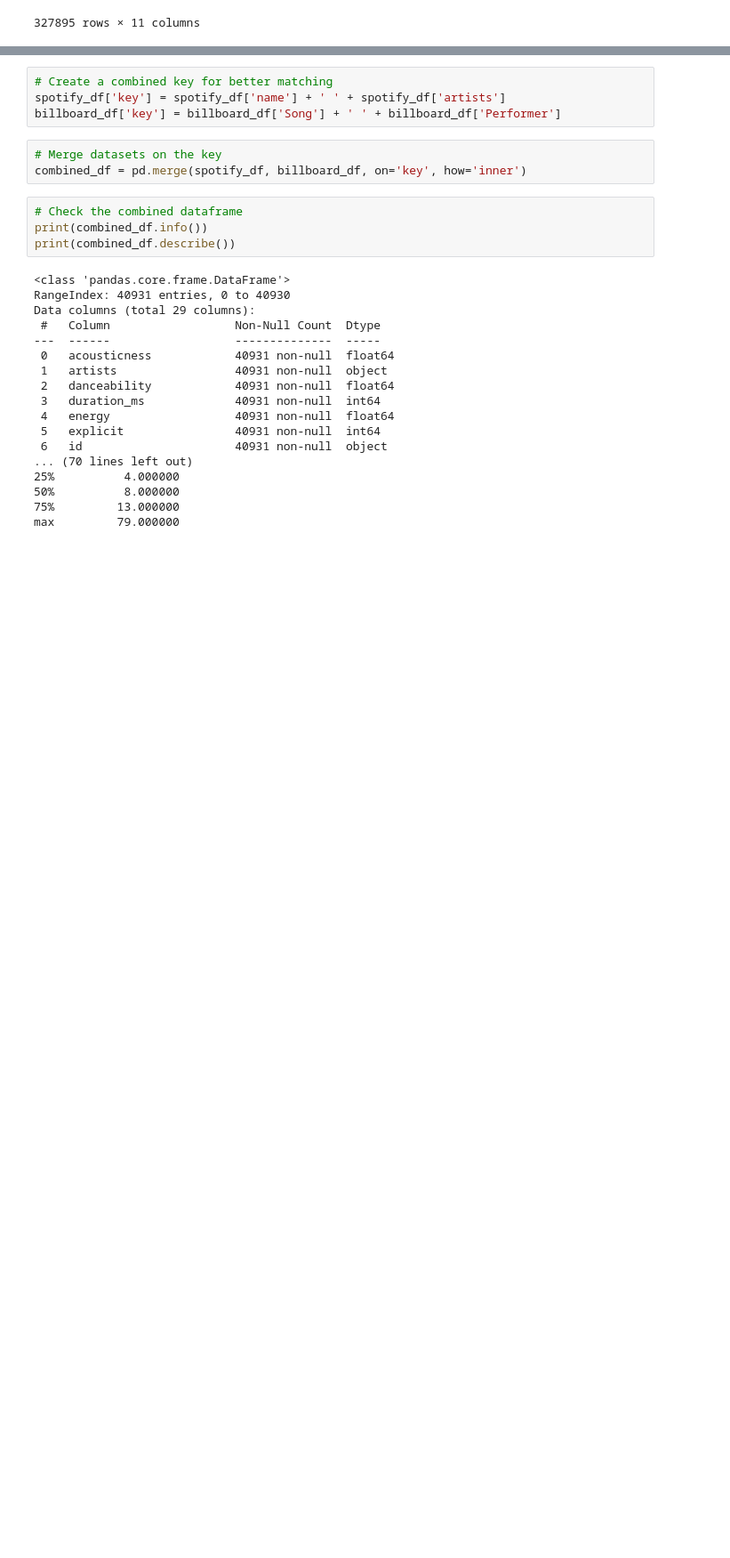
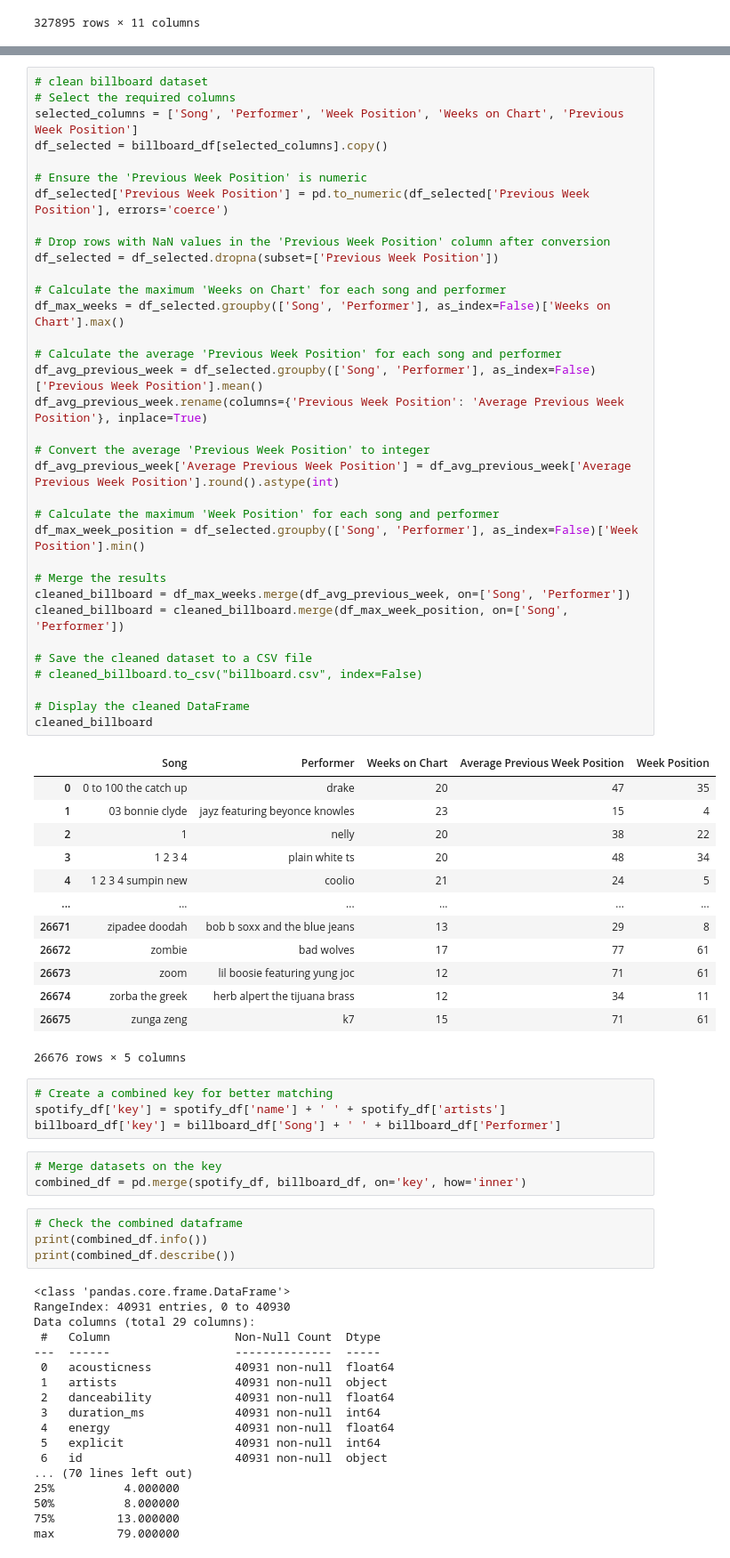
Before and after one commit to alexq1an/Song-Popularity-Analysis, a Jupyter notebook: CleanData.ipynb, the cells around one changed output, grey strips where cells are left out. Shown: that part at 89% size. Cells and saved outputs as stored; diff of their text form; blank space fills up the shorter version.

Commit message:
clean dataset billboard_hot_stuff, only keep cols: 'Song','Performer','Weeks on Chart','Average Previous Week Position','Week Position'

```diff
--- a/CleanData.ipynb
+++ b/CleanData.ipynb
@@ -87,3 +105,51 @@ max         87.000000
+# %%
+# clean billboard dataset
+# Select the required columns
+selected_columns = ['Song', 'Performer', 'Week Position', 'Weeks on Chart', 'Previous Week Position']
+df_selected = billboard_df[selected_columns].copy()
+
+# Ensure the 'Previous Week Position' is numeric
+df_selected['Previous Week Position'] = pd.to_numeric(df_selected['Previous Week Position'], errors='coerce')
+
+# Drop rows with NaN values in the 'Previous Week Position' column after conversion
+df_selected = df_selected.dropna(subset=['Previous Week Position'])
+
+# Calculate the maximum 'Weeks on Chart' for each song and performer
+df_max_weeks = df_selected.groupby(['Song', 'Performer'], as_index=False)['Weeks on Chart'].max()
+
+# Calculate the average 'Previous Week Position' for each song and performer
+df_avg_previous_week = df_selected.groupby(['Song', 'Performer'], as_index=False)['Previous Week Position'].mean()
+df_avg_previous_week.rename(columns={'Previous Week Position': 'Average Previous Week Position'}, inplace=True)
+
+# Convert the average 'Previous Week Position' to integer
+df_avg_previous_week['Average Previous Week Position'] = df_avg_previous_week['Average Previous Week Position'].round().astype(int)
+
+# Calculate the maximum 'Week Position' for each song and performer
+df_max_week_position = df_selected.groupby(['Song', 'Performer'], as_index=False)['Week Position'].min()
+
+# Merge the results
+cleaned_billboard = df_max_weeks.merge(df_avg_previous_week, on=['Song', 'Performer'])
+cleaned_billboard = cleaned_billboard.merge(df_max_week_position, on=['Song', 'Performer'])
+
+# Save the cleaned dataset to a CSV file
+# cleaned_billboard.to_csv("billboard.csv", index=False)
+
+# Display the cleaned DataFrame
+cleaned_billboard
+# %% [output]
+|  | Song | Performer | Weeks on Chart | Average Previous Week Position | Week Position |
+| 0 | 0 to 100 the catch up | drake | 20 | 47 | 35 |
+| 1 | 03 bonnie clyde | jayz featuring beyonce knowles | 23 | 15 | 4 |
+| 2 | 1 | nelly | 20 | 38 | 22 |
+| 3 | 1 2 3 4 | plain white ts | 20 | 48 | 34 |
+| 4 | 1 2 3 4 sumpin new | coolio | 21 | 24 | 5 |
+| ... | ... | ... | ... | ... | ... |
+| 26671 | zipadee doodah | bob b soxx and the blue jeans | 13 | 29 | 8 |
+| 26672 | zombie | bad wolves | 17 | 77 | 61 |
+| 26673 | zoom | lil boosie featuring yung joc | 12 | 71 | 61 |
+| 26674 | zorba the greek | herb alpert the tijuana brass | 12 | 34 | 11 |
+| 26675 | zunga zeng | k7 | 15 | 71 | 61 |
+26676 rows × 5 columns
 # %%
 # Create a combined key for better matching
 spotify_df['key'] = spotify_df['name'] + ' ' + spotify_df['artists']
```
Also changed, not shown: parts of 2 cells of this notebook, 1 other file.
